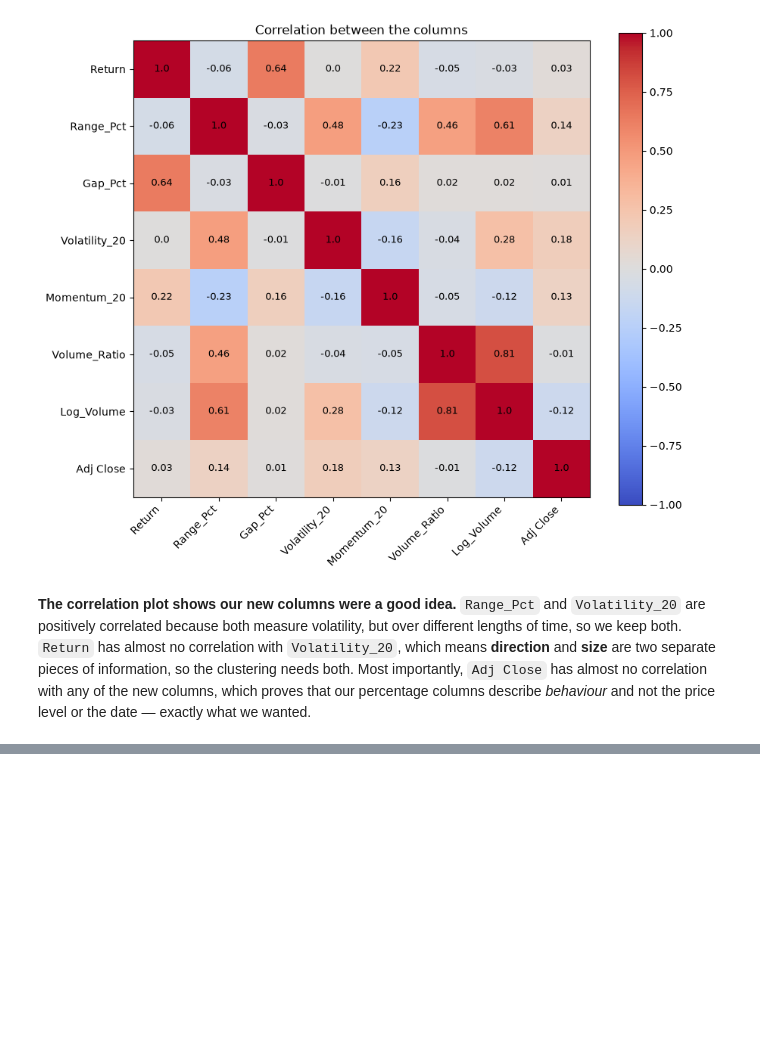
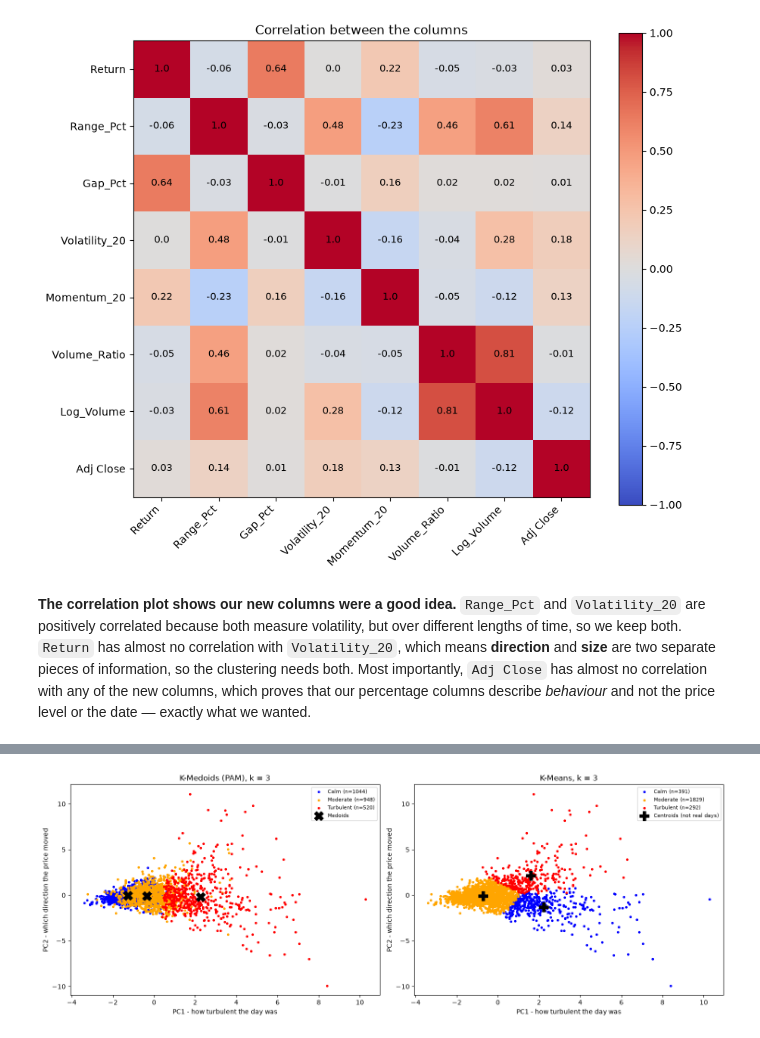
Before and after one commit to zawmoehtike-cct/CA1MLB-2026230, a Jupyter notebook: CA1MLB.ipynb, the cells around one changed output, grey strips where cells are left out. Drawn from its saved outputs; the diff is of its cells as text; code cells hidden in the pictures; blank space fills up the shorter version.

```diff
--- a/CA1MLB.ipynb
+++ b/CA1MLB.ipynb
@@ -525,0 +865,10 @@ not the price level or the date — exactly what we wanted.
+# %%
+pca = PCA(n_components=2, random_state=42)
+X_pca = pca.fit_transform(X_scaled)
+
+print('PC1 explains', round(pca.explained_variance_ratio_[0] * 100, 1), '% of the information')
+print('PC2 explains', round(pca.explained_variance_ratio_[1] * 100, 1), '% of the information')
+print('Together     ', round(pca.explained_variance_ratio_[:2].sum() * 100, 1), '%')
+
+print('\nWhat the two new axes mean:')
+display(pd.DataFrame(pca.components_[:2].T, index=cluster_features, columns=['PC1', 'PC2']).round(3))
@@ -525,0 +889,39 @@ not the price level or the date — exactly what we wanted.
+# %%
+# Draw all three clustering results side by side, one scatter per cluster
+fig, ax = plt.subplots(1, 2, figsize=(15, 5.5))
+
+# ---- Left: K-Medoids ----
+kmed_colors = {'Calm': 'blue', 'Moderate': 'orange', 'Turbulent': 'red'}
+for regime in ['Calm', 'Moderate', 'Turbulent']:
+    mask = feat['KMedoids_Regime'] == regime
+    ax[0].scatter(X_pca[mask, 0], X_pca[mask, 1], s=8, c=kmed_colors[regime],
+                  label=regime + ' (n=' + str(mask.sum()) + ')')
+
+# Mark the medoids with a big X
+ax[0].scatter(X_pca[medoids, 0], X_pca[medoids, 1], c='black', marker='X', s=200, label='Medoids')
+ax[0].set_title('K-Medoids (PAM), k = 3')
+ax[0].set_xlabel('PC1 - how turbulent the day was')
+ax[0].set_ylabel('PC2 - which direction the price moved')
+ax[0].legend(fontsize=8)
+
+# ---- Right: K-Means ----
+kmeans_colors = {'Calm': 'blue', 'Moderate': 'orange', 'Turbulent': 'red'}
+for regime in ['Calm', 'Moderate', 'Turbulent']:
+    mask = feat['KMeans_Regime'] == regime
+    ax[1].scatter(X_pca[mask, 0], X_pca[mask, 1], s=8, c=kmeans_colors[regime],
+                  label=regime + ' (n=' + str(mask.sum()) + ')')
+
+# Mark the K-Means centroids. They are averages, not real days, so we use a plus sign
+# instead of the cross we used for the medoids on the left.
+centroid_pca = pca.transform(kmeans_model.cluster_centers_)
+ax[1].scatter(centroid_pca[:, 0], centroid_pca[:, 1], c='black', marker='P', s=200,
+              label='Centroids (not real days)')
+ax[1].set_title('K-Means, k = 3')
+ax[1].set_xlabel('PC1 - how turbulent the day was')
+ax[1].set_ylabel('PC2 - which direction the price moved')
+ax[1].legend(fontsize=8)
+
+plt.tight_layout()
+plt.show()
+# %% [output]
+[figure, added]
```
Also changed, not shown: parts of 31 cells of this notebook.
